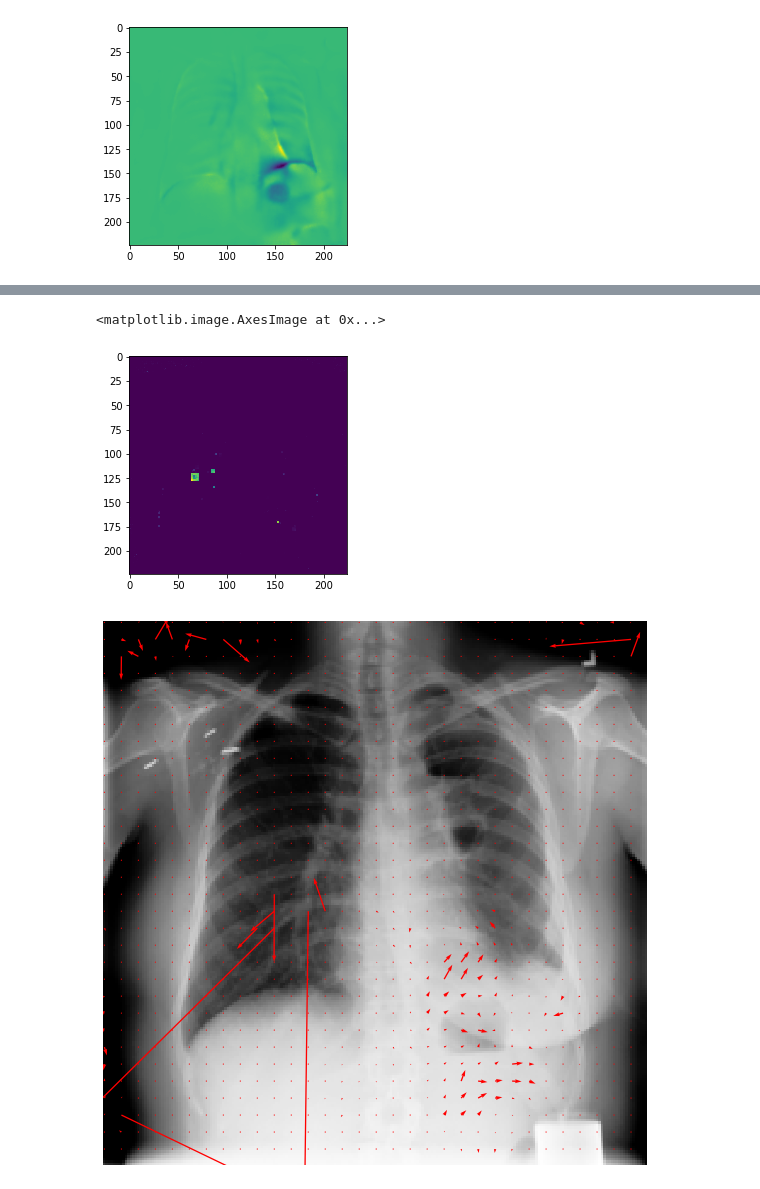
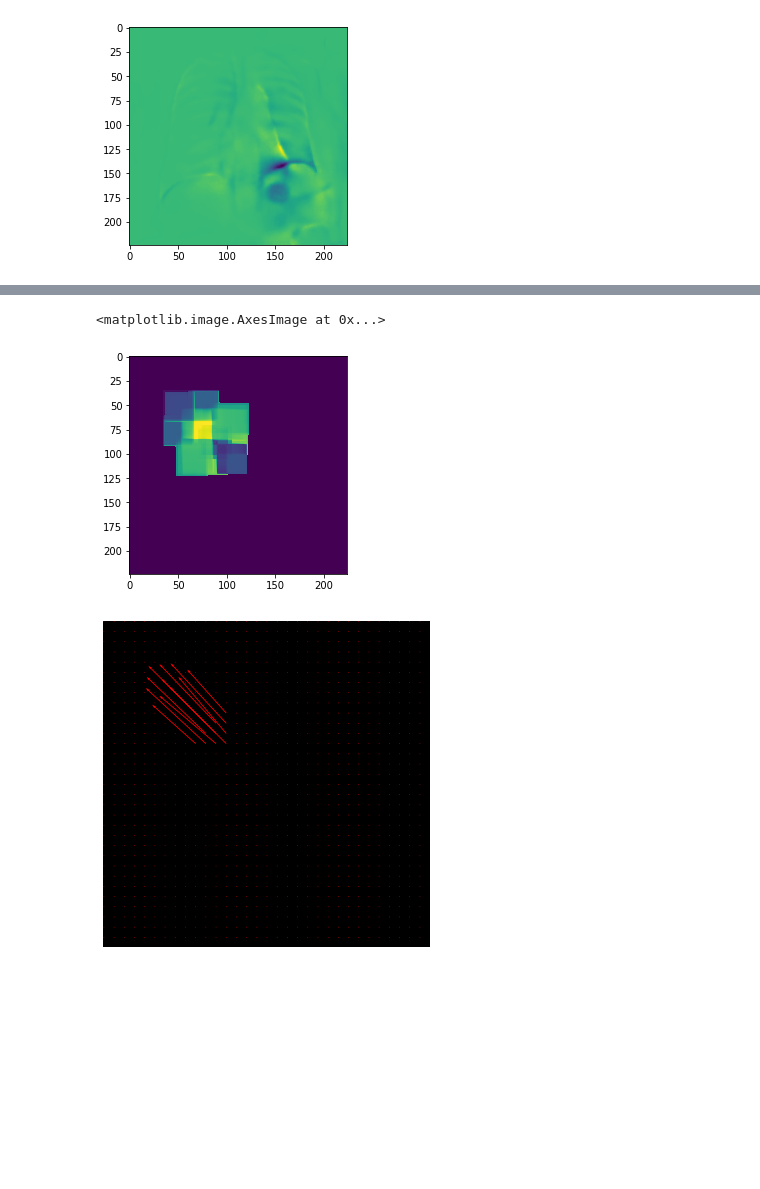
Before and after one commit to mlmed/gifsplanation, a Jupyter notebook: ae-test-clean.ipynb, the cells around one changed output, grey strips where cells are left out. Drawn from its saved outputs; the diff is of its cells as text; code cells hidden in the pictures; blank space fills up the shorter version.

```diff
--- a/ae-test-clean.ipynb
+++ b/ae-test-clean.ipynb
@@ -1072,35 +1078,47 @@ from skimage.registration import optical_flow_tvl1
+# %%
+image1 = np.zeros([224,224])
+image2 = image1.copy()
+image2[100:110,100:110] = 2
+image2[50:110,50:110] = 1
+# %%
+v, u = opticalflow.optical_flow_ilk(image1, image2, radius=15)
 # %%
-uu = []
-vv = []
-for i in range(len(dimgs)-1):
-    v, u = optical_flow_tvl1(dimgs[i][0][0], dimgs[i+1][0][0])
-    uu.append(u)
-    vv.append(v)
+# uu = []
+# vv = []
+# for i in range(len(dimgs)-1):
+#     v, u = optical_flow_tvl1(dimgs[i][0][0], dimgs[i+1][0][0])
+#     uu.append(u)
+#     vv.append(v)
 # %%
-u = np.asarray(uu).mean(0)
-v = np.asarray(vv).mean(0)
+# u = np.asarray(uu).mean(0)
+# v = np.asarray(vv).mean(0)
 # %%
 norm = np.sqrt(u ** 2 + v ** 2)
 # %%
 plt.imshow(norm, interpolation='none')
 # %% [output]
 <matplotlib.image.AxesImage at 0x...>
-[figure, old version]
+[figure, new version]
 # %%
 nvec =30  # Number of vectors to be displayed along each image dimension
-nl, nc = dimgs[0][0][0].shape
+nl, nc = [224,224]
 step = max(nl//nvec, nc//nvec)
 
 y, x = np.mgrid[:nl:step, :nc:step]
 u_ = u[::step, ::step]
 v_ = v[::step, ::step]
 
-fig = plt.Figure(figsize=(12, 10), dpi=110)
+ar = u_ * v_
+u_ = u_ * (ar > np.percentile(ar, 99))
+v_ = v_ * (ar > np.percentile(ar, 99))
+
+
+fig = plt.Figure(figsize=(6, 6), dpi=50)
 gcf = plt.gcf()
-gcf.set_size_inches(12, 10)
-plt.imshow(img, interpolation='none', cmap='Greys_r');
+gcf.set_size_inches(6,6)
+plt.imshow(image1, interpolation='none', cmap='Greys_r');
 plt.quiver(x, y, u_, v_, color='r', units='dots',
-           angles='xy', scale_units='xy', lw=3);
+           angles='xy', scale_units='xy', lw=3, scale=0.5);
 plt.axis('off');
 # %% [output]
-[figure, old version]
+[figure, new version]
```
Also changed, not shown: parts of 9 cells of this notebook, 3 other files.
